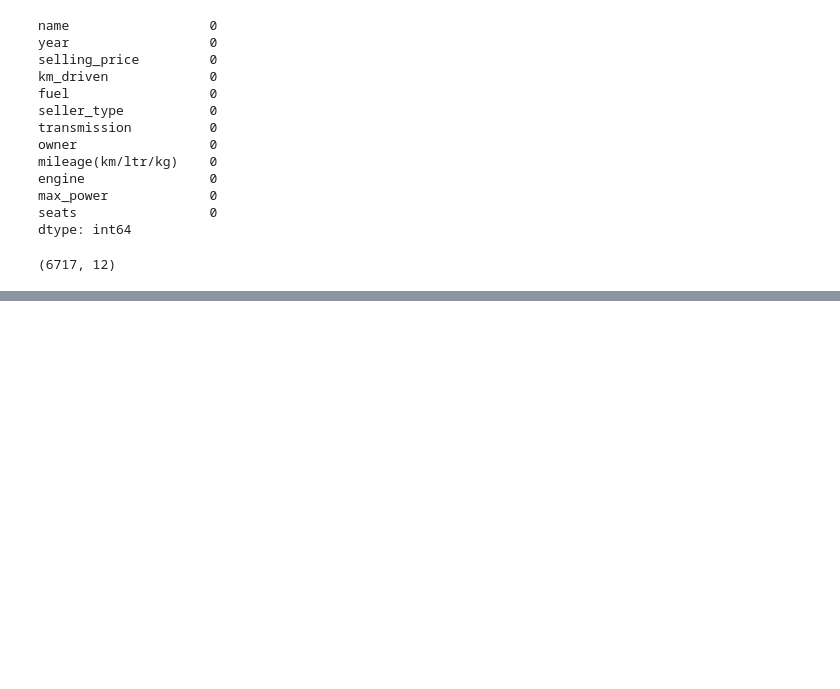
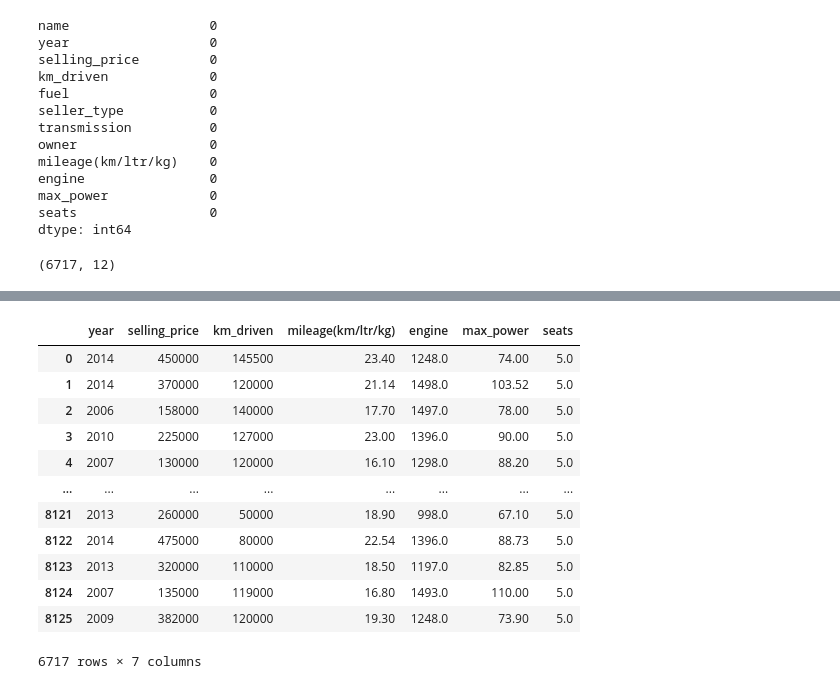
Before and after one commit to SheL16/car-price-prediction, a Jupyter notebook: notebooks/analysis.ipynb, the cells around one changed output, grey strips where cells are left out. Saved outputs shown, nothing was run; the diff lists cells and outputs as text; code cells hidden in the pictures; blank space fills up the shorter version.

```diff
--- a/notebooks/analysis.ipynb
+++ b/notebooks/analysis.ipynb
@@ -100,0 +143,16 @@ df_clean.to_csv("../data/cars_clean.csv", index=False)
+# %%
+df_clean.select_dtypes(include="number")
+# %% [output]
+|  | year | selling_price | km_driven | mileage(km/ltr/kg) | engine | max_power | seats |
+| 0 | 2014 | 450000 | 145500 | 23.40 | 1248.0 | 74.00 | 5.0 |
+| 1 | 2014 | 370000 | 120000 | 21.14 | 1498.0 | 103.52 | 5.0 |
+| 2 | 2006 | 158000 | 140000 | 17.70 | 1497.0 | 78.00 | 5.0 |
+| 3 | 2010 | 225000 | 127000 | 23.00 | 1396.0 | 90.00 | 5.0 |
+| 4 | 2007 | 130000 | 120000 | 16.10 | 1298.0 | 88.20 | 5.0 |
+| ... | ... | ... | ... | ... | ... | ... | ... |
+| 8121 | 2013 | 260000 | 50000 | 18.90 | 998.0 | 67.10 | 5.0 |
+| 8122 | 2014 | 475000 | 80000 | 22.54 | 1396.0 | 88.73 | 5.0 |
+| 8123 | 2013 | 320000 | 110000 | 18.50 | 1197.0 | 82.85 | 5.0 |
+| 8124 | 2007 | 135000 | 119000 | 16.80 | 1493.0 | 110.00 | 5.0 |
+| 8125 | 2009 | 382000 | 120000 | 19.30 | 1248.0 | 73.90 | 5.0 |
+6717 rows × 7 columns
```
Also changed, not shown: parts of 19 cells of this notebook.
